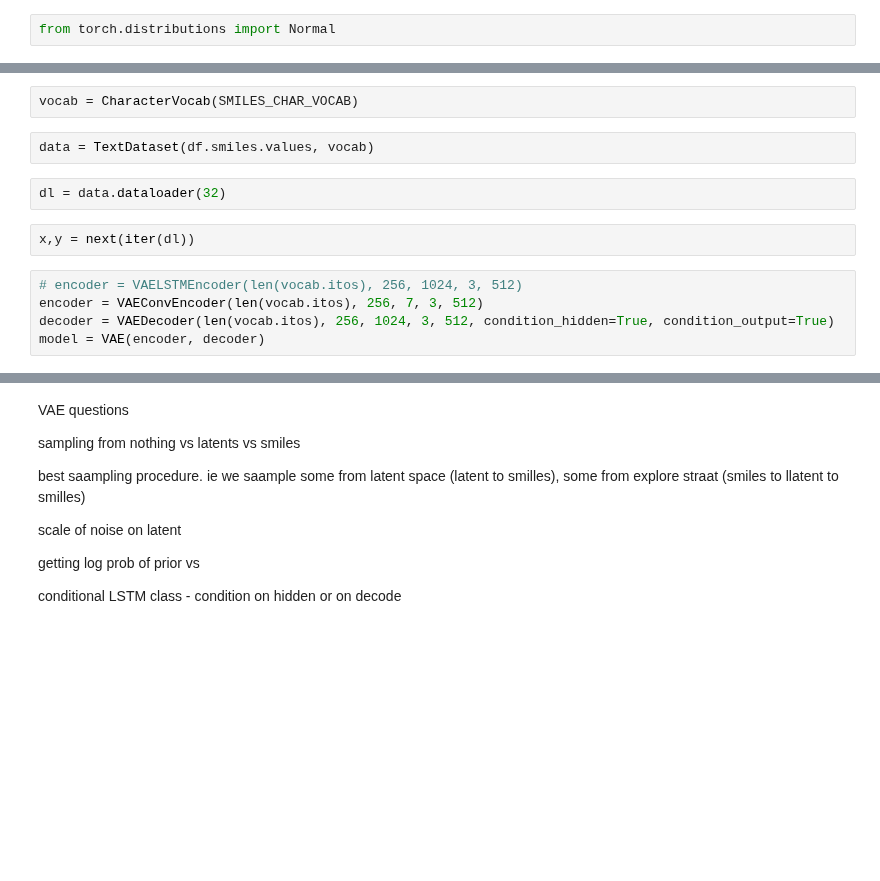
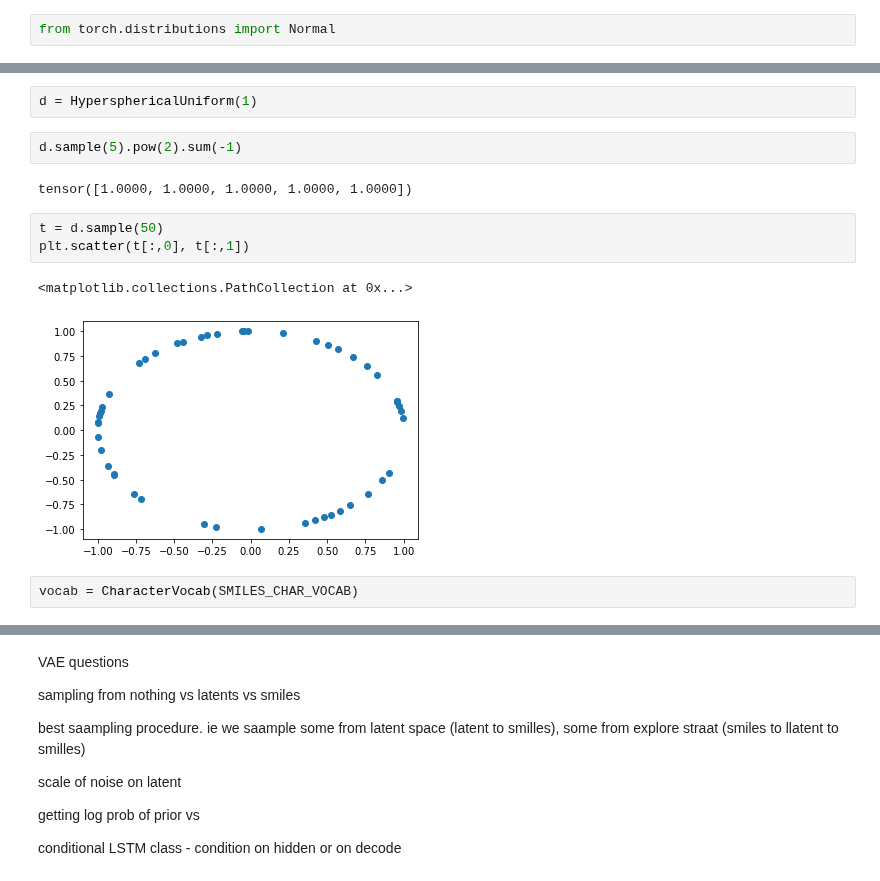
Before and after one commit to DarkMatterAI/mrl, a Jupyter notebook: dev_nbs/dev1.ipynb, the cells around one changed output, grey strips where cells are left out. Drawn from its saved outputs; the diff is of its cells as text; blank space fills up the shorter version.

```diff
--- a/dev_nbs/dev1.ipynb
+++ b/dev_nbs/dev1.ipynb
@@ -137,13 +122,14 @@ df = pd.read_csv('../nbs/files/smiles.csv')
+# %%
+d = HypersphericalUniform(1)
+# %%
+d.sample(5).pow(2).sum(-1)
+# %% [output]
+tensor([1.0000, 1.0000, 1.0000, 1.0000, 1.0000])
+# %%
+t = d.sample(50)
+plt.scatter(t[:,0], t[:,1])
+# %% [output]
+<matplotlib.collections.PathCollection at 0x...>
+[figure, added]
 # %%
 vocab = CharacterVocab(SMILES_CHAR_VOCAB)
-# %%
-data = TextDataset(df.smiles.values, vocab)
-# %%
-dl = data.dataloader(32)
-# %%
-x,y = next(iter(dl))
-# %%
-# encoder = VAELSTMEncoder(len(vocab.itos), 256, 1024, 3, 512)
-encoder = VAEConvEncoder(len(vocab.itos), 256, 7, 3, 512)
-decoder = VAEDecoder(len(vocab.itos), 256, 1024, 3, 512, condition_hidden=True, condition_output=True)
-model = VAE(encoder, decoder)
```
Also changed, not shown: parts of 70 cells of this notebook, 3 other files.
